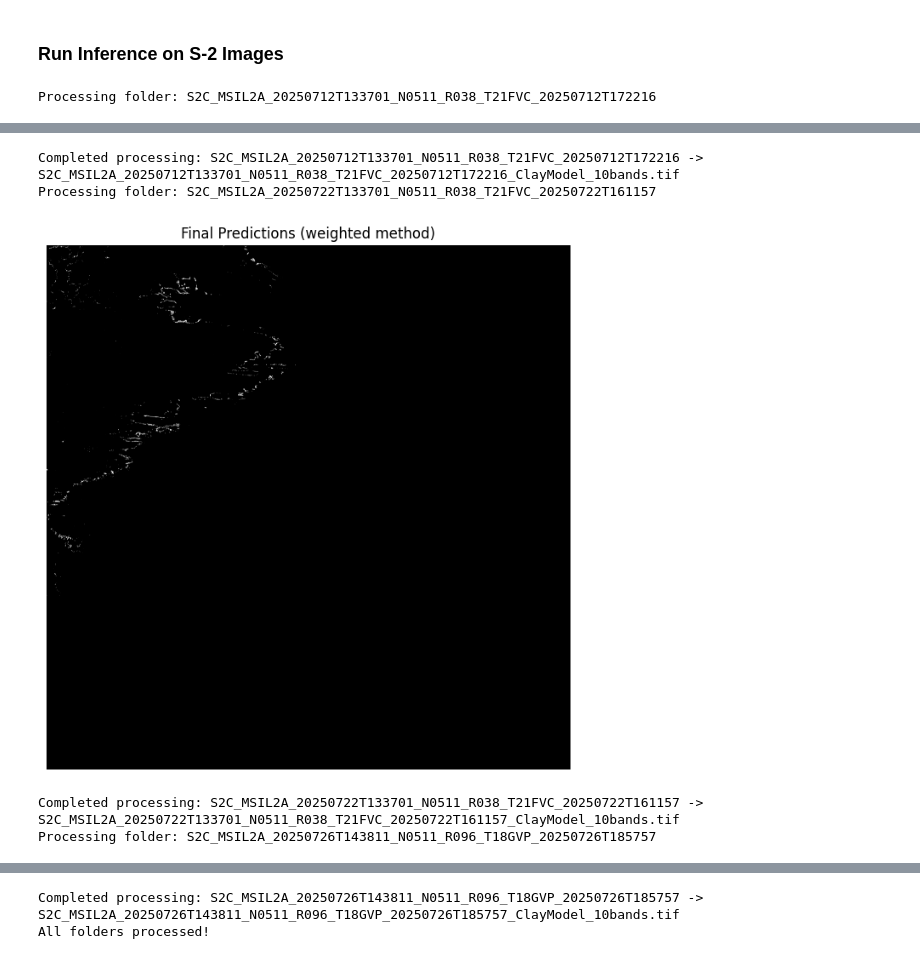
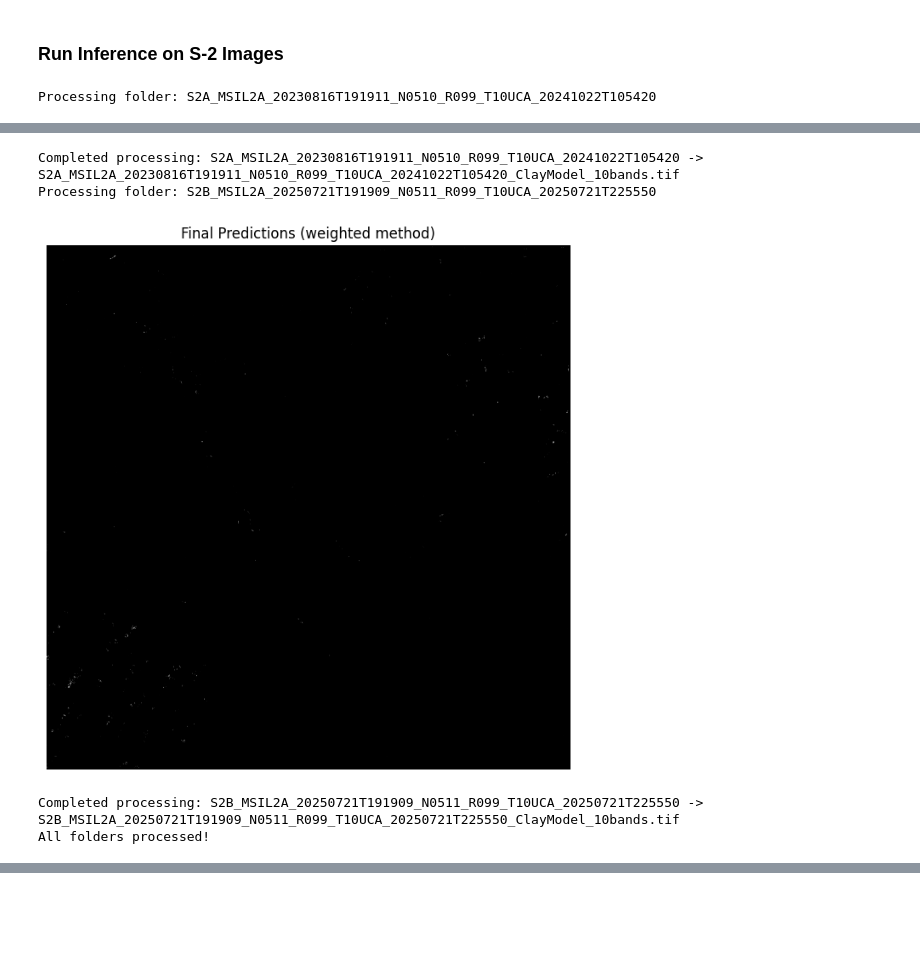
Before and after one commit to m5ghanba/clay-model, a Jupyter notebook: claymodel/finetune/segment/kelp_inference_S2fullscen.ipynb, the cells around one changed output, grey strips where cells are left out. Saved outputs shown, nothing was run; the diff lists cells and outputs as text; code cells hidden in the pictures; blank space fills up the shorter version.

```diff
--- a/claymodel/finetune/segment/kelp_inference_S2fullscen.ipynb
+++ b/claymodel/finetune/segment/kelp_inference_S2fullscen.ipynb
@@ -686,7 +686,7 @@ class DatasetInference:
 # Updated usage code with multiple directories
 
 # Set the directory containing multiple folders
-directoryContainingFolders = r"C:\Users\mohsenghanbari\Downloads\g"
+directoryContainingFolders = r"C:\Users\mohsenghanbari\Downloads\q"
 output_suffix = "_ClayModel_10bands.tif"
 
 # Get all subdirectories
@@ -701,36 +701,36 @@ for main_directory in subfolders:
         print(f"Processing folder: {folder_name}")
 
         # Initialize with improved parameters
         dataset = DatasetInference(
             main_directory=main_directory,
             model=model,
             mean_per_channel=mean_per_channel,
             std_per_channel=std_per_channel,
             tile_size=224,
             overlap=0.7,  # Increased overlap
             halo_size=32,
             padding_mode='reflect'  # Use reflect padding instead of zero padding
         )
 
         # Run model with weighted averaging method (method='weighted') or you can also try halo method (method='halo')
         predictions = dataset.run_model_on_tiles(batch_size=8, method='weighted')
 
         output_path = os.path.join(main_directory, output_filename)
         dataset.save_output(predictions, output_path)
 
         print(f"Completed processing: {folder_name} -> {output_filename}")
 
     except Exception as e:
         print(f"Error processing folder {folder_name}: {str(e)}")
         print("Continuing with next folder...")
         continue
 
 print("All folders processed!")
 # %% [output]
-Processing folder: S2C_MSIL2A_20250712T133701_N0511_R038_T21FVC_20250712T172216
+Processing folder: S2A_MSIL2A_20230816T191911_N0510_R099_T10UCA_20241022T105420
 [figure]
-Completed processing: S2C_MSIL2A_20250712T133701_N0511_R038_T21FVC_20250712T172216 -> S2C_MSIL2A_20250712T133701_N0511_R038_T21FVC_20250712T172216_ClayModel_10bands.tif
-Processing folder: S2C_MSIL2A_20250722T133701_N0511_R038_T21FVC_20250722T161157
+Completed processing: S2A_MSIL2A_20230816T191911_N0510_R099_T10UCA_20241022T105420 -> S2A_MSIL2A_20230816T191911_N0510_R099_T10UCA_20241022T105420_ClayModel_10bands.tif
+Processing folder: S2B_MSIL2A_20250721T191909_N0511_R099_T10UCA_20250721T225550
-[figure, old version]
+[figure, new version]
-Completed processing: S2C_MSIL2A_20250722T133701_N0511_R038_T21FVC_20250722T161157 -> S2C_MSIL2A_20250722T133701_N0511_R038_T21FVC_20250722T161157_ClayModel_10bands.tif
-Processing folder: S2C_MSIL2A_20250726T143811_N0511_R096_T18GVP_20250726T185757
+Completed processing: S2B_MSIL2A_20250721T191909_N0511_R099_T10UCA_20250721T225550 -> S2B_MSIL2A_20250721T191909_N0511_R099_T10UCA_20250721T225550_ClayModel_10bands.tif
+All folders processed!
@@ -738,2 +736,0 @@ Processing folder: S2C_MSIL2A_20250726T143811_N0511_R096_T18GVP_20250726T185757
-Completed processing: S2C_MSIL2A_20250726T143811_N0511_R096_T18GVP_20250726T185757 -> S2C_MSIL2A_20250726T143811_N0511_R096_T18GVP_20250726T185757_ClayModel_10bands.tif
-All folders processed!
```
Also changed, not shown: parts of 1 cell of this notebook.
